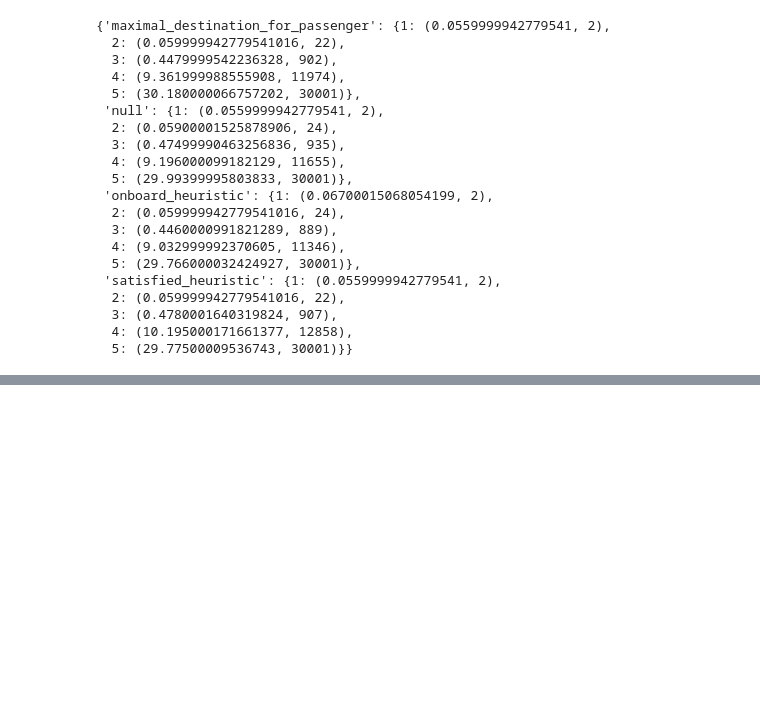
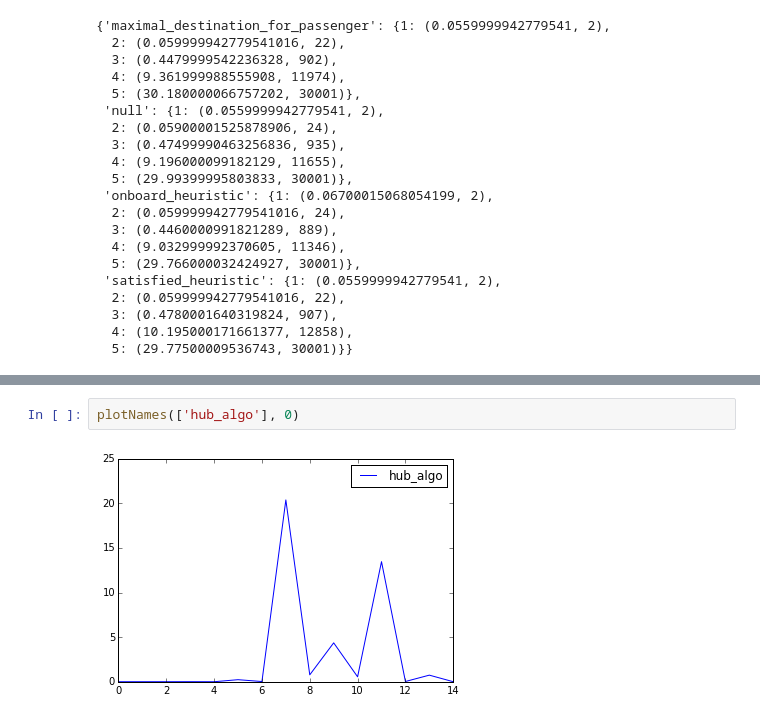
Before and after one commit to akivaschiff/lonelybusdriver, a Jupyter notebook: results/single bus/Untitled.ipynb, the cells around one changed output, grey strips where cells are left out. Drawn from its saved outputs; the diff is of its cells as text; blank space fills up the shorter version.

```diff
--- a/results/single bus/Untitled.ipynb
+++ b/results/single bus/Untitled.ipynb
@@ -162,0 +182,4 @@ more_h
+# %%
+plotNames(['hub_algo'], 0)
+# %% [output]
+[figure, added]
```
Also changed, not shown: parts of 5 cells of this notebook, 35 other files.
